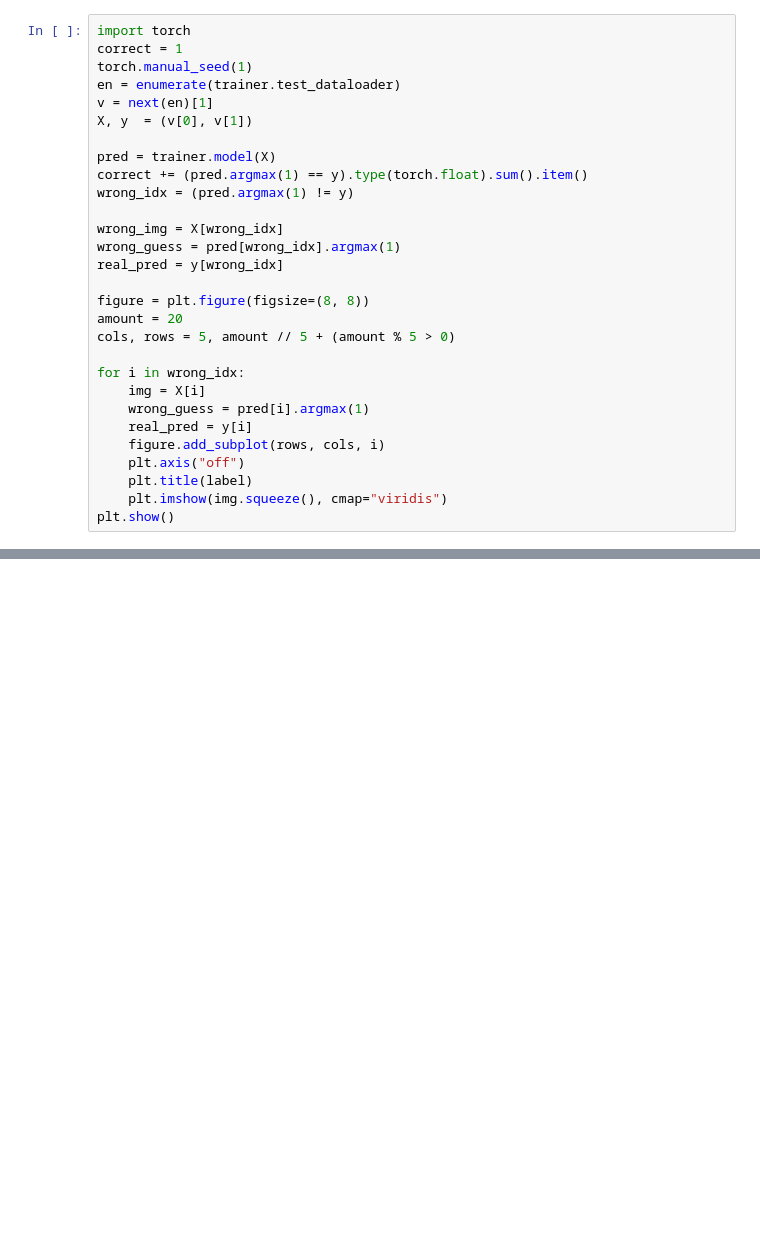
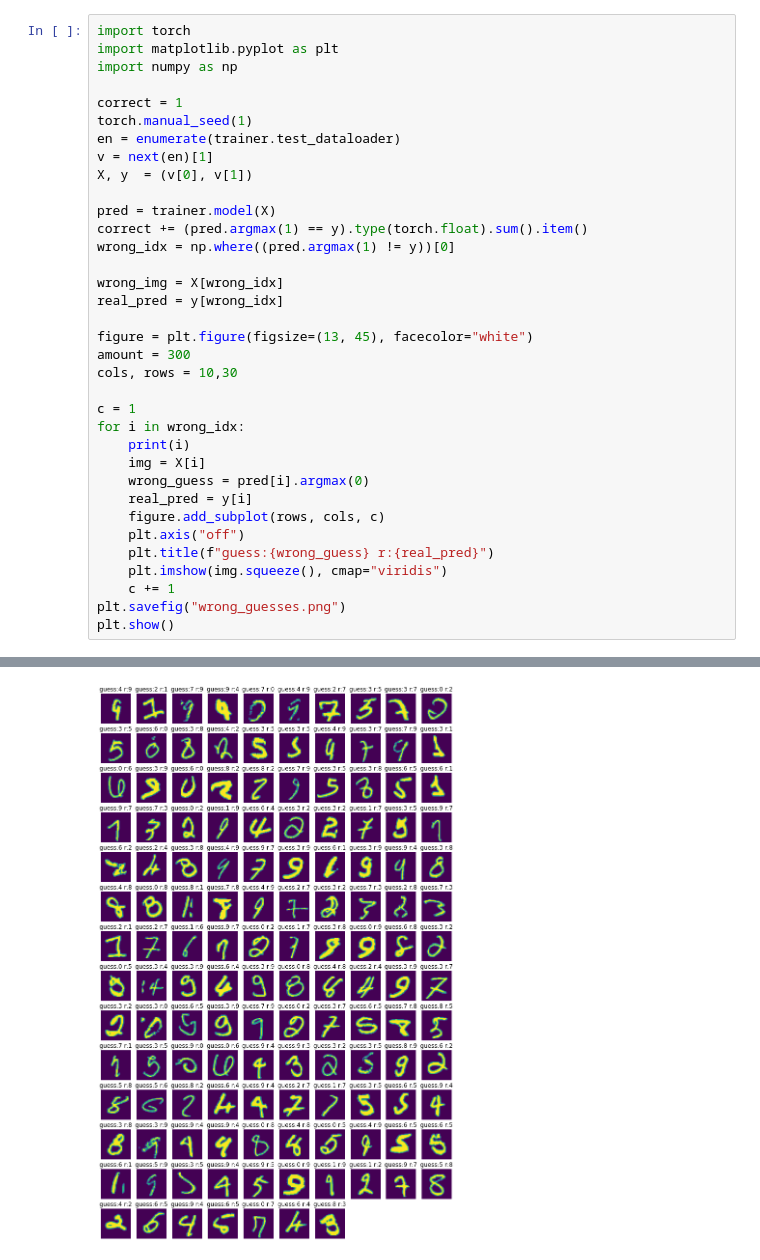
Before and after one commit to kono94/mnist-handwritten-digits, a Jupyter notebook: src/test.ipynb, the cells around one changed output, grey strips where cells are left out. Drawn from its saved outputs; the diff is of its cells as text; blank space fills up the shorter version.

Commit message:
add CNN model and image of wrong guesses

```diff
--- a/src/test.ipynb
+++ b/src/test.ipynb
@@ -26,6 +26,9 @@ Test Error:
 Done!
 # %%
 import torch
+import matplotlib.pyplot as plt
+import numpy as np
+
 correct = 1
 torch.manual_seed(1)
 en = enumerate(trainer.test_dataloader)
@@ -34,23 +37,26 @@ X, y  = (v[0], v[1])
 
 pred = trainer.model(X)
 correct += (pred.argmax(1) == y).type(torch.float).sum().item()
-wrong_idx = (pred.argmax(1) != y)
+wrong_idx = np.where((pred.argmax(1) != y))[0]
 
 wrong_img = X[wrong_idx]
-wrong_guess = pred[wrong_idx].argmax(1)
 real_pred = y[wrong_idx]
 
-figure = plt.figure(figsize=(8, 8))
-amount = 20
-cols, rows = 5, amount // 5 + (amount % 5 > 0)
+figure = plt.figure(figsize=(13, 45), facecolor="white")
+amount = 300
+cols, rows = 10,30
 
+c = 1
 for i in wrong_idx:
+    print(i)
     img = X[i]
-    wrong_guess = pred[i].argmax(1)
+    wrong_guess = pred[i].argmax(0)
     real_pred = y[i]
-    figure.add_subplot(rows, cols, i)
+    figure.add_subplot(rows, cols, c)
     plt.axis("off")
-    plt.title(label)
+    plt.title(f"guess:{wrong_guess} r:{real_pred}")
     plt.imshow(img.squeeze(), cmap="viridis")
+    c += 1
+plt.savefig("wrong_guesses.png")
 plt.show()
 # %% [output]
@@ -57,0 +80 @@ tensor([5, 5, 7, 2, 8, 5, 9, 3, 3, 1, 5])
+[figure, added]
```
Also changed, not shown: parts of 2 cells of this notebook, 6 other files.
